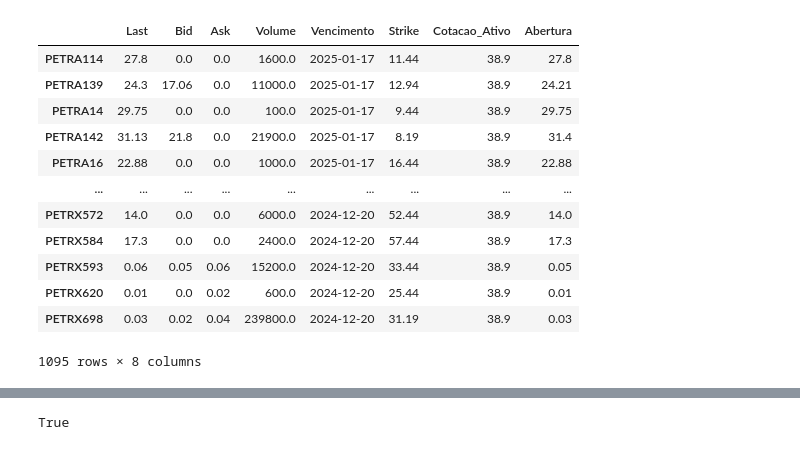
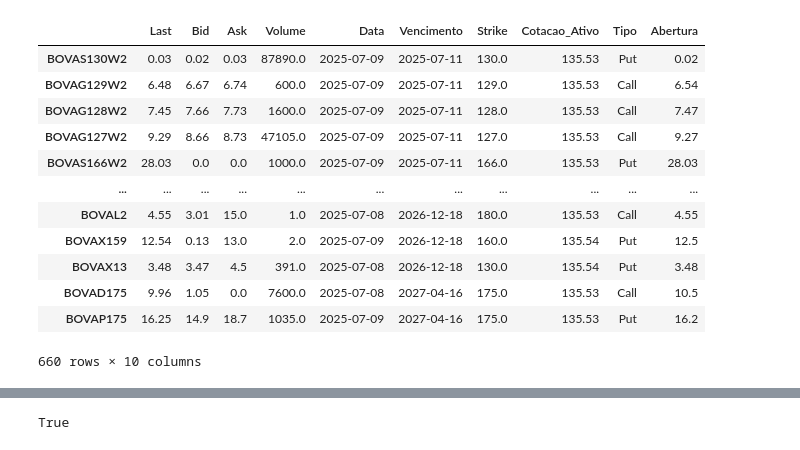
Before and after one commit to Edu-Moreira/Estudos-de-Python, a Jupyter notebook: Opções.ipynb, the cells around one changed output, grey strips where cells are left out. Cells and saved outputs as stored; diff of their text form; code cells hidden in the pictures.

```diff
--- a/Opções.ipynb
+++ b/Opções.ipynb
@@ -81,16 +111,16 @@ opcoes_negociadas = grade_opcoes[grade_opcoes['Volume'] != 0]
-# %%
-opcoes_negociadas
-# %% [output]
-|  | Last | Bid | Ask | Volume | Vencimento | Strike | Cotacao_Ativo | Abertura |
-| PETRA114 | 27.8 | 0.0 | 0.0 | 1600.0 | 2025-01-17 | 11.44 | 38.9 | 27.8 |
-| PETRA139 | 24.3 | 17.06 | 0.0 | 11000.0 | 2025-01-17 | 12.94 | 38.9 | 24.21 |
-| PETRA14 | 29.75 | 0.0 | 0.0 | 100.0 | 2025-01-17 | 9.44 | 38.9 | 29.75 |
-| PETRA142 | 31.13 | 21.8 | 0.0 | 21900.0 | 2025-01-17 | 8.19 | 38.9 | 31.4 |
-| PETRA16 | 22.88 | 0.0 | 0.0 | 1000.0 | 2025-01-17 | 16.44 | 38.9 | 22.88 |
-| ... | ... | ... | ... | ... | ... | ... | ... | ... |
-| PETRX572 | 14.0 | 0.0 | 0.0 | 6000.0 | 2024-12-20 | 52.44 | 38.9 | 14.0 |
-| PETRX584 | 17.3 | 0.0 | 0.0 | 2400.0 | 2024-12-20 | 57.44 | 38.9 | 17.3 |
-| PETRX593 | 0.06 | 0.05 | 0.06 | 15200.0 | 2024-12-20 | 33.44 | 38.9 | 0.05 |
-| PETRX620 | 0.01 | 0.0 | 0.02 | 600.0 | 2024-12-20 | 25.44 | 38.9 | 0.01 |
-| PETRX698 | 0.03 | 0.02 | 0.04 | 239800.0 | 2024-12-20 | 31.19 | 38.9 | 0.03 |
-1095 rows × 8 columns
+# %%
+df_opcoes
+# %% [output]
+|  | Last | Bid | Ask | Volume | Data | Vencimento | Strike | Cotacao_Ativo | Tipo | Abertura |
+| BOVAS130W2 | 0.03 | 0.02 | 0.03 | 87890.0 | 2025-07-09 | 2025-07-11 | 130.0 | 135.53 | Put | 0.02 |
+| BOVAG129W2 | 6.48 | 6.67 | 6.74 | 600.0 | 2025-07-09 | 2025-07-11 | 129.0 | 135.53 | Call | 6.54 |
+| BOVAG128W2 | 7.45 | 7.66 | 7.73 | 1600.0 | 2025-07-09 | 2025-07-11 | 128.0 | 135.53 | Call | 7.47 |
+| BOVAG127W2 | 9.29 | 8.66 | 8.73 | 47105.0 | 2025-07-09 | 2025-07-11 | 127.0 | 135.53 | Call | 9.27 |
+| BOVAS166W2 | 28.03 | 0.0 | 0.0 | 1000.0 | 2025-07-09 | 2025-07-11 | 166.0 | 135.53 | Put | 28.03 |
+| ... | ... | ... | ... | ... | ... | ... | ... | ... | ... | ... |
+| BOVAL2 | 4.55 | 3.01 | 15.0 | 1.0 | 2025-07-08 | 2026-12-18 | 180.0 | 135.53 | Call | 4.55 |
+| BOVAX159 | 12.54 | 0.13 | 13.0 | 2.0 | 2025-07-09 | 2026-12-18 | 160.0 | 135.54 | Put | 12.5 |
+| BOVAX13 | 3.48 | 3.47 | 4.5 | 391.0 | 2025-07-08 | 2026-12-18 | 130.0 | 135.54 | Put | 3.48 |
+| BOVAD175 | 9.96 | 1.05 | 0.0 | 7600.0 | 2025-07-08 | 2027-04-16 | 175.0 | 135.53 | Call | 10.5 |
+| BOVAP175 | 16.25 | 14.9 | 18.7 | 1035.0 | 2025-07-09 | 2027-04-16 | 175.0 | 135.53 | Put | 16.2 |
+660 rows × 10 columns
```
Also changed, not shown: parts of 8 cells of this notebook.
